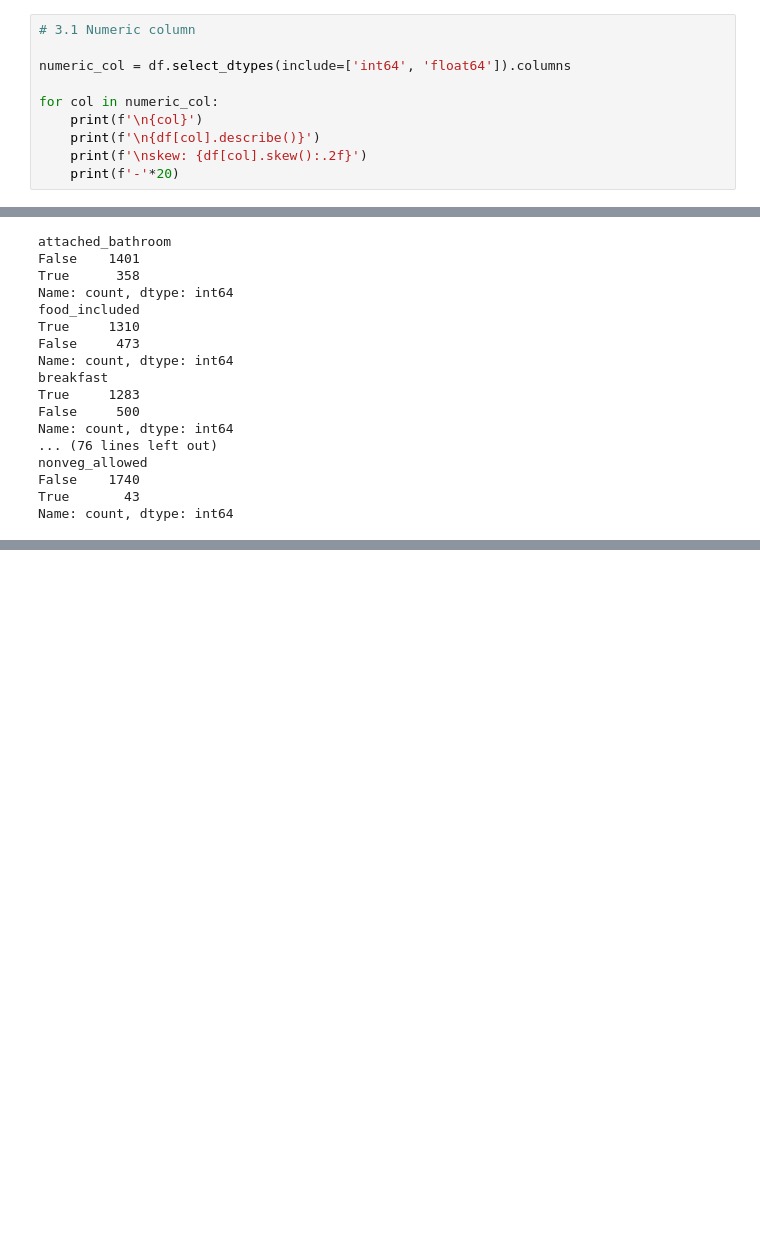
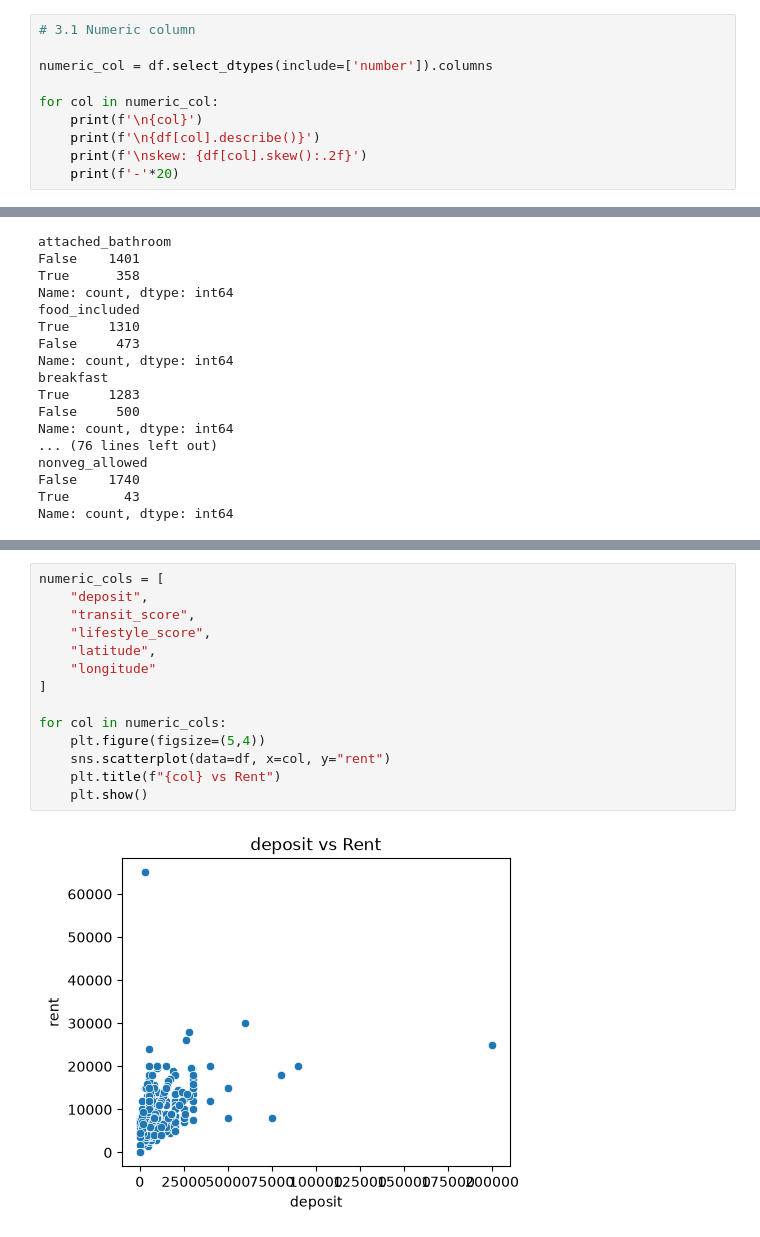
Before and after one commit to DineshMSDian/chennai-pg-price-predictor, a Jupyter notebook: Notebooks/01_eda_cleanup.ipynb, the cells around one changed output, grey strips where cells are left out. Cells and saved outputs as stored; diff of their text form; blank space fills up the shorter version.

```diff
--- a/Notebooks/01_eda_cleanup.ipynb
+++ b/Notebooks/01_eda_cleanup.ipynb
@@ -323,7 +511,7 @@ Skewness: 3.7248976386378025
 # %%
 # 3.1 Numeric column
 
-numeric_col = df.select_dtypes(include=['int64', 'float64']).columns
+numeric_col = df.select_dtypes(include=['number']).columns
 
 for col in numeric_col:
     print(f'\n{col}')
@@ -467,0 +744,16 @@ transit+lifestyle same missing rows: True
+# %%
+numeric_cols = [
+    "deposit",
+    "transit_score",
+    "lifestyle_score",
+    "latitude",
+    "longitude"
+]
+
+for col in numeric_cols:
+    plt.figure(figsize=(5,4))
+    sns.scatterplot(data=df, x=col, y="rent")
+    plt.title(f"{col} vs Rent")
+    plt.show()
+# %% [output]
+[figure, added]
```
Also changed, not shown: parts of 40 cells of this notebook, 1 other file.
